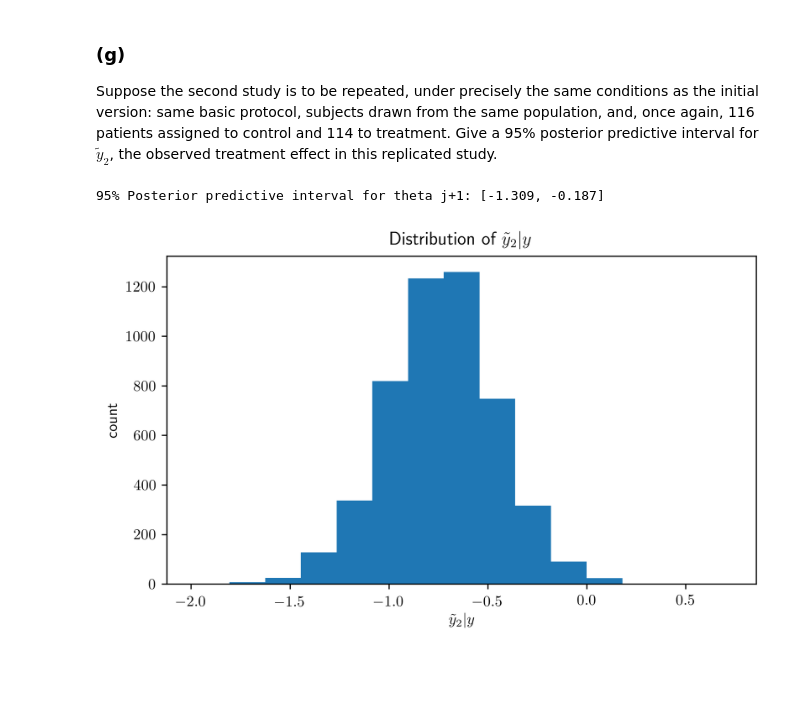
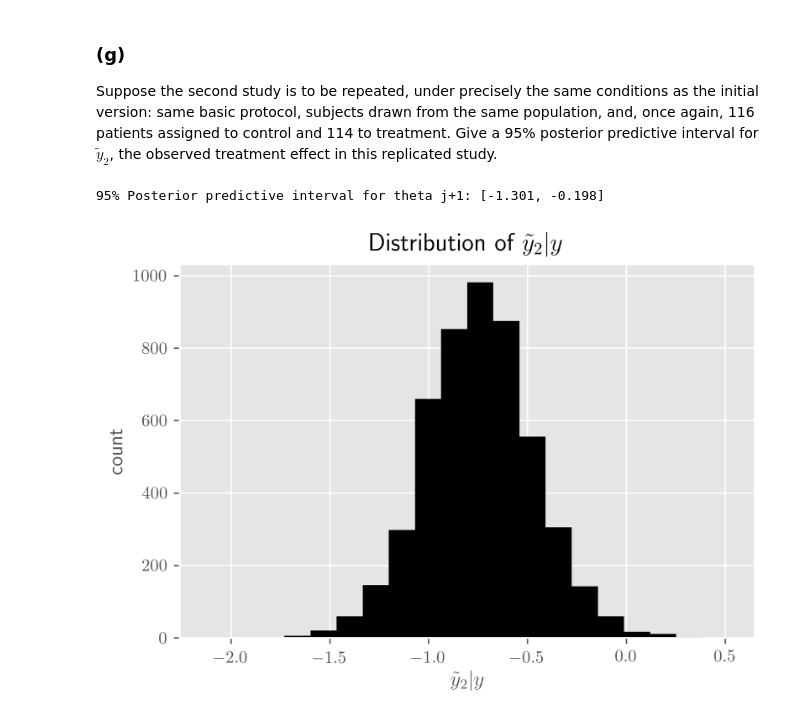
Before and after one commit to GKjohns/Bayesian-Statistics-5224, a Jupyter notebook: hw_3.ipynb, the cells around one changed output. Cells and saved outputs as stored; diff of their text form; code cells hidden in the pictures; blank space fills up the shorter version.

```diff
--- a/hw_3.ipynb
+++ b/hw_3.ipynb
@@ -10,7 +10,7 @@ from scipy.misc import factorial
 
 import matplotlib.pyplot as plt
 plt.rcParams['savefig.dpi'] = 400
-plt.rcParams['figure.figsize'] = 7, 4
+plt.rcParams['figure.figsize'] = 6, 4
 plt.rcParams['text.usetex'] = True
 # %% [markdown]
 # 1.
@@ -325,4 +326,5 @@ for i, tau_star in enumerate(tau_range):
 # scale to max value
 tau_posterior -= tau_posterior.max()
 tau_posterior = np.exp(tau_posterior)
+tau_posterior = tau_posterior / tau_posterior.sum()
 # %%
@@ -522,13 +526,14 @@ y_tilde_2_sim = np.random.normal(theta_sim, var_2)
 # %%
 lower, upper = np.percentile(y_tilde_2_sim, [2.5, 97.5])
 print('95% Posterior predictive interval for theta j+1: [{:.3f}, {:.3f}]'\
        .format(lower, upper))
 
-plt.hist(y_tilde_2_sim, bins=15)
-plt.xlabel(r'$\tilde{y}_2 | y$')
-plt.ylabel(r'count')
-plt.title(r'Distribution of $\tilde{y}_2 | y$')
-plt.show()
+with plt.style.context('ggplot'):
+    plt.hist(y_tilde_2_sim, bins=20, color='black')
+    plt.xlabel(r'$\tilde{y}_2 | y$')
+    plt.ylabel(r'count')
+    plt.title(r'Distribution of $\tilde{y}_2 | y$')
+    plt.show()
 # %% [output]
-95% Posterior predictive interval for theta j+1: [-1.309, -0.187]
+95% Posterior predictive interval for theta j+1: [-1.301, -0.198]
-[figure, old version]
+[figure, new version]
```
Also changed, not shown: parts of 12 cells of this notebook.
